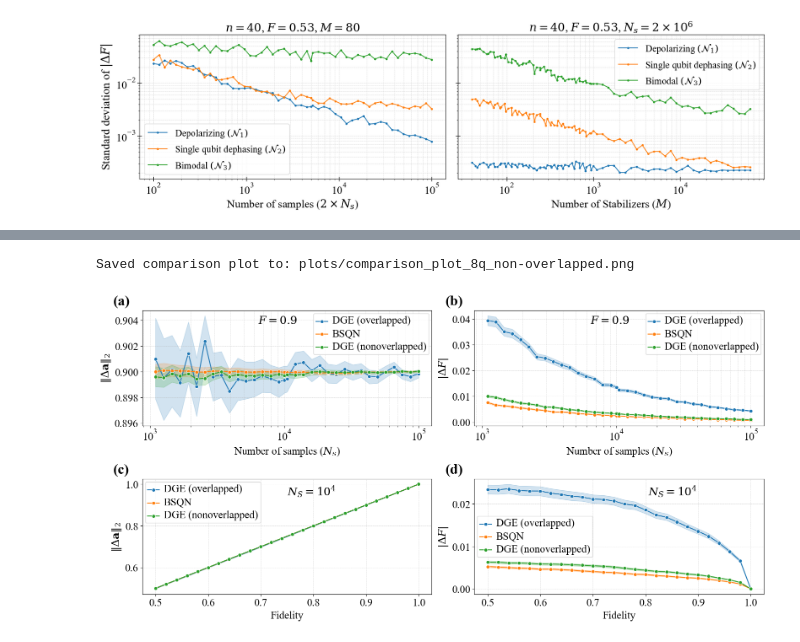
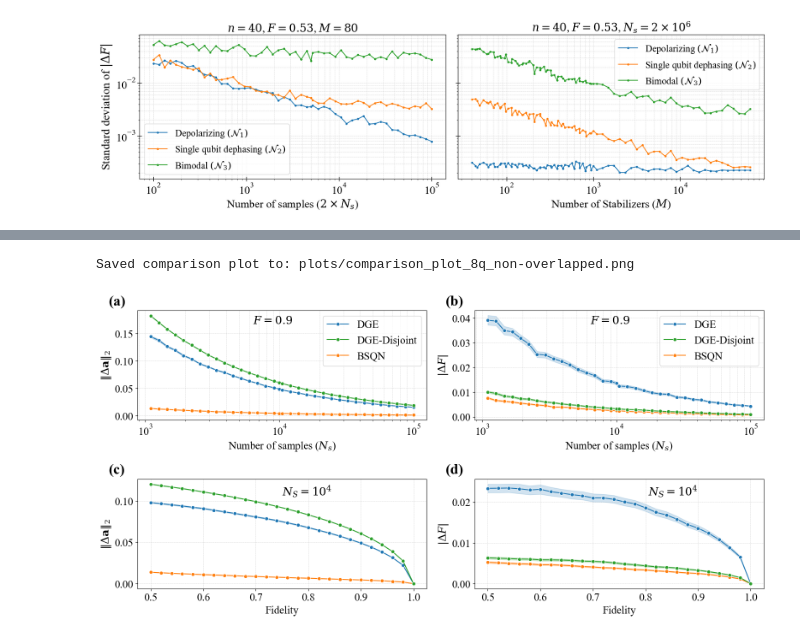
Before and after one commit to Naphann/bell-sampling-for-quantum-network, a Jupyter notebook: plotting.ipynb, the cells around one changed output, grey strips where cells are left out. Saved outputs shown, nothing was run; the diff lists cells and outputs as text; code cells hidden in the pictures.

Commit message:
refactor experiment runner code and processing code to a module. And update plotting scripts

```diff
--- a/plotting.ipynb
+++ b/plotting.ipynb
@@ -304,20 +129,14 @@ def plot_comparison_results(
     plt.savefig(plot_filename, dpi=300)
     print(f"\nSaved comparison plot to: {plot_filename}")
 
-# tomo_df = load_data_for_plotting('tomo_data', 'tomo')
-# bell_diag_df = load_data_for_plotting('bell_diag_data', 'bell_diag')
-# plot_comparison_results(tomo_df, bell_diag_df, 8, 0.9, 10_000, legend_mapping={
-#     'tomo': 'DGE',
-#     'bell_diag': 'BSQN',
-# })
 
-# tomo_df = load_data_for_plotting('data-test/dge_group_overlapped', 'tomo')
-tomo_df = load_data_for_plotting('data-test/dge_group_non_overlapped', 'tomo')
-# tomo_df = load_data_for_plotting('data/dge_group_non_overlapped', 'tomo')
-bell_diag_df = load_data_for_plotting('numerical_data/more_bell_diag_data', 'bell_diag')
-plot_comparison_results(tomo_df, bell_diag_df, 8, 0.9, 10_000, filename_suffix='non-overlapped', legend_mapping={
-    'tomo': 'DGE',
-    'bell_diag': 'BSQN',
+base_path = 'simulation_data/processed_csv'
+dge_df = pd.read_csv(f'{base_path}/performance_analysis_dge_overlapped.zip')
+bsqn_df = pd.read_csv(f'{base_path}/performance_analysis_bsqn.zip')
+
+plot_comparison_results(dge_df, bsqn_df, 8, 0.9, 10_000, filename_suffix='non-overlapped', legend_mapping={
+    'DGE': 'DGE',
+    'BSQN': 'BSQN',
 })
 # %% [output]
 Saved comparison plot to: plots/comparison_plot_8q_non-overlapped.png
@@ -1277,7 +729,7 @@ def plot_comparison_results_all(
     # --- Row 1: Varying Shots ---
     ax1, ax2 = axes[0, 0], axes[0, 1]
 
-    sns.lineplot(data=df_exp1, x="total_shots", y="est_fidelity", hue="prefix", ax=ax1, marker='o')
+    sns.lineplot(data=df_exp1, x="total_shots", y="delta_a_norm_2", hue="prefix", ax=ax1, marker='o')
     # ax1.set_title(f"Error Norm vs. Number of Samples (Input F={fixed_fidelity})", fontsize=title_fontsize)
     ax1.text(0.4, 0.95, f"$F = {fixed_fidelity}$",
              transform=ax1.transAxes, fontsize=title_fontsize, verticalalignment='top')
@@ -1296,7 +748,7 @@ def plot_comparison_results_all(
     # --- Row 2: Varying Input Fidelity ---
     ax3, ax4 = axes[1, 0], axes[1, 1]
 
-    sns.lineplot(data=df_exp2, x="input_fidelity", y="est_fidelity", hue="prefix", ax=ax3, marker='o')
+    sns.lineplot(data=df_exp2, x="input_fidelity", y="delta_a_norm_2", hue="prefix", ax=ax3, marker='o')
     # ax3.set_title(f"2-Norm vs. Fidelity (Shots={fixed_shots})", fontsize=title_fontsize)
     ax3.text(0.5, 0.95, f"$N_S = 10^4$",
              transform=ax3.transAxes, fontsize=title_fontsize, verticalalignment='top')
@@ -1309,45 +761,49 @@ def plot_comparison_results_all(
              transform=ax4.transAxes, fontsize=title_fontsize, verticalalignment='top')
     ax4.set_xlabel("Fidelity", fontsize=label_fontsize)
     ax4.set_ylabel(r"$\vert\Delta F\vert$", fontsize=label_fontsize)
 
     for ax in axes.flatten():
         # Set tick font size
         ax.tick_params(axis='x', labelsize=tick_fontsize)
         ax.tick_params(axis='y', labelsize=tick_fontsize)
         ax.grid(True, which='both', linestyle='--', linewidth=0.5, alpha=0.6)
 
         # Customize legend
         legend = ax.get_legend()
         if legend:
             legend.set_title(None) # This line removes the legend title
             plt.setp(legend.get_texts(), fontsize=legend_fontsize)
 
+    # reorder the labels
+    order = [0,2,1]
+    handles, labels = ax1.get_legend_handles_labels()
+    ax1.legend([handles[idx] for idx in order], [labels[idx] for idx in order])
+    ax2.legend([handles[idx] for idx in order], [labels[idx] for idx in order])
+    # remove legends for subfigs (c) and (d) because it blocks the figures
+    ax3.get_legend().remove()
+    ax4.get_legend().remove()
+
     plt.tight_layout(pad=1)
 
     # Ensure plots directory exists
     os.makedirs("plots", exist_ok=True)
     plot_filename = os.path.join("plots", f"comparison_plot_{num_qubits}q{ '_' + filename_suffix if filename_suffix else ''}.pdf")
     plt.savefig(plot_filename, dpi=300)
     plot_filename = os.path.join("plots", f"comparison_plot_{num_qubits}q{ '_' + filename_suffix if filename_suffix else ''}.png")
     plt.savefig(plot_filename, dpi=300)
     print(f"\nSaved comparison plot to: {plot_filename}")
 
-# tomo_df = load_data_for_plotting('tomo_data', 'tomo')
-# bell_diag_df = load_data_for_plotting('bell_diag_data', 'bell_diag')
-# plot_comparison_results(tomo_df, bell_diag_df, 8, 0.9, 10_000, legend_mapping={
-#     'tomo': 'DGE',
-#     'bell_diag': 'BSQN',
-# })
 
-# tomo_df = load_data_for_plotting('data-test/dge_group_overlapped', 'tomo')
-tomo_overlapped_df = load_data_for_plotting('data-new/depolarizing/dge_group_overlapped', 'tomo', 'DGE (overlapped)')
-tomo_nonoverlapped_df = load_data_for_plotting('data-new/depolarizing/dge_group_nonoverlapped', 'tomo', 'DGE (nonoverlapped)')
-bell_diag_df = load_data_for_plotting('data-new/depolarizing/bsqn', 'bell_diag')
-plot_comparison_results_all(tomo_nonoverlapped_df, tomo_overlapped_df, bell_diag_df, 8, 0.9, 10_000, filename_suffix='non-overlapped', legend_mapping={
-    'DGE (overlapped)': 'DGE (overlapped)',
-    'DGE (nonoverlapped)': 'DGE (nonoverlapped)',
-    'bell_diag': 'BSQN',
+base_path = 'simulation_data/processed_csv'
+dge_overlapped_df = pd.read_csv(f'{base_path}/performance_analysis_dge_overlapped.zip')
+dge_non_overlapped_df = pd.read_csv(f'{base_path}/appendix_performance_analysis_dge_non_overlapped.zip')
+bsqn_df = pd.read_csv(f'{base_path}/performance_analysis_bsqn.zip')
+
+plot_comparison_results_all(dge_non_overlapped_df, dge_overlapped_df, bsqn_df, 8, 0.9, 10_000, filename_suffix='non-overlapped', legend_mapping={
+    'DGE': 'DGE',
+    'DGE-Disjoint': 'DGE-Disjoint',
+    'BSQN': 'BSQN',
 })
 # %% [output]
 Saved comparison plot to: plots/comparison_plot_8q_non-overlapped.png
-[figure, old version]
+[figure, new version]
```
Also changed, not shown: parts of 9 cells of this notebook, 4 other files.
